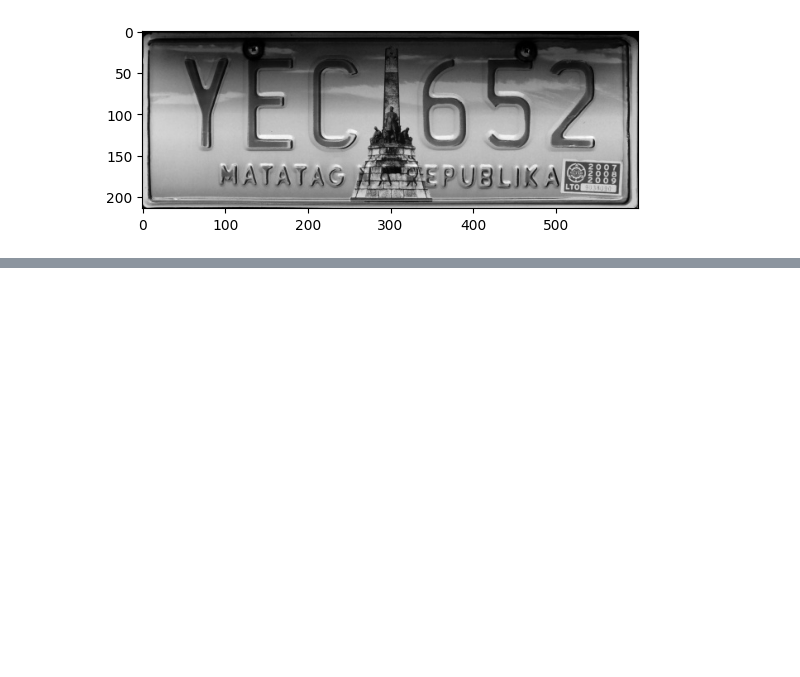
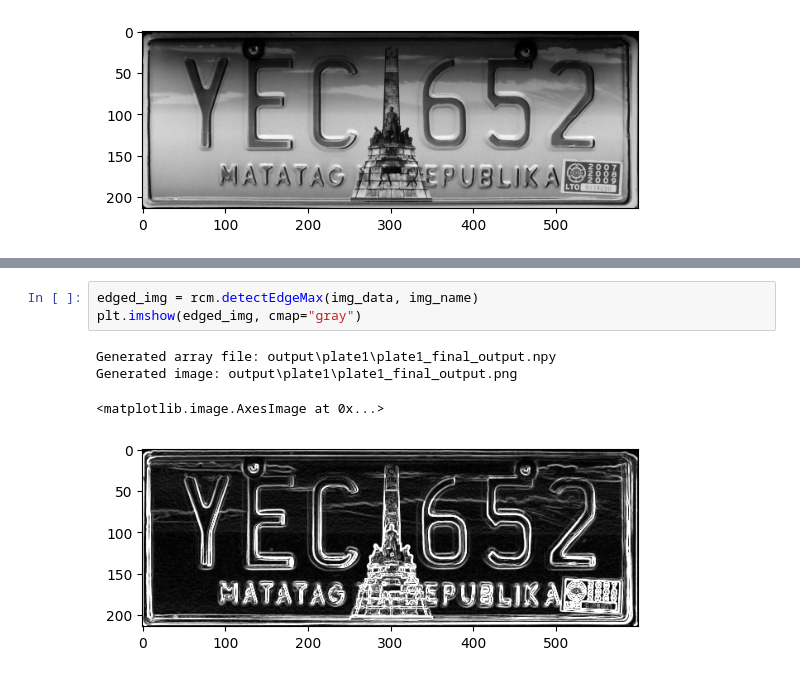
Before and after one commit to AntonAlonzo/imagpro_finals, a Jupyter notebook: test.ipynb, the cells around one changed output, grey strips where cells are left out. Cells and saved outputs as stored; diff of their text form; blank space fills up the shorter version.

```diff
--- a/test.ipynb
+++ b/test.ipynb
@@ -75,0 +61,8 @@ Folder for compasses/plate1 data created
+# %%
+edged_img = rcm.detectEdgeMax(img_data, img_name)
+plt.imshow(edged_img, cmap="gray")
+# %% [output]
+Generated array file: output\plate1\plate1_final_output.npy
+Generated image: output\plate1\plate1_final_output.png
+<matplotlib.image.AxesImage at 0x...>
+[figure, added]
```
Also changed, not shown: parts of 5 cells of this notebook, 12 other files.
